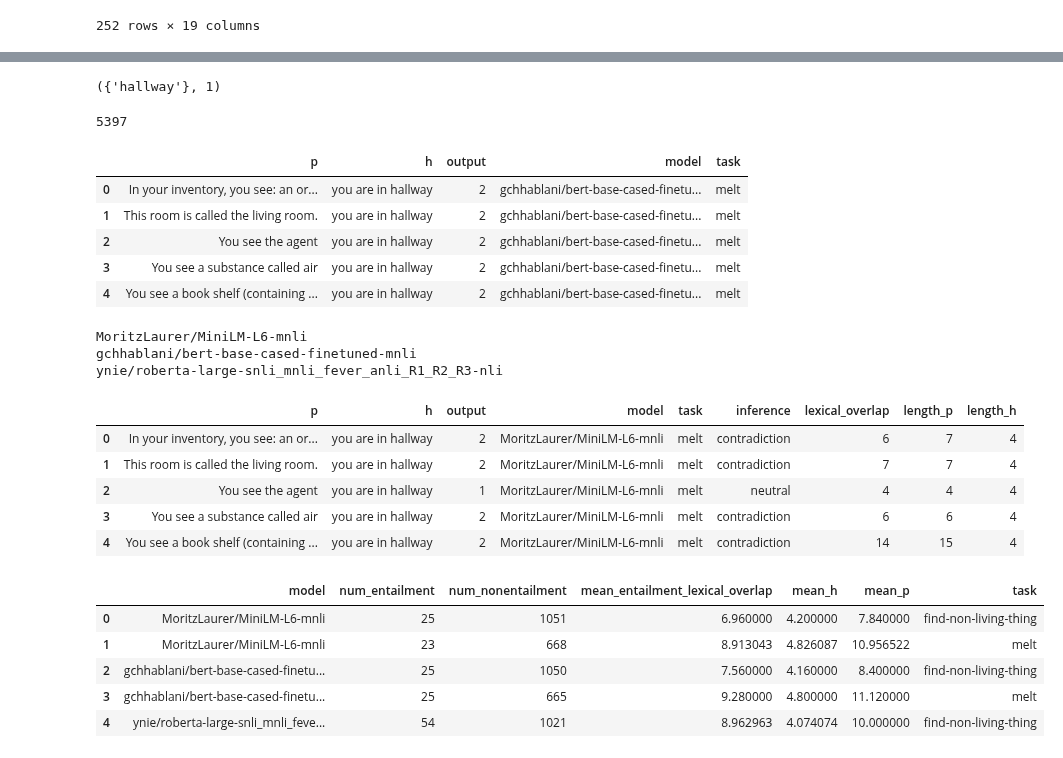
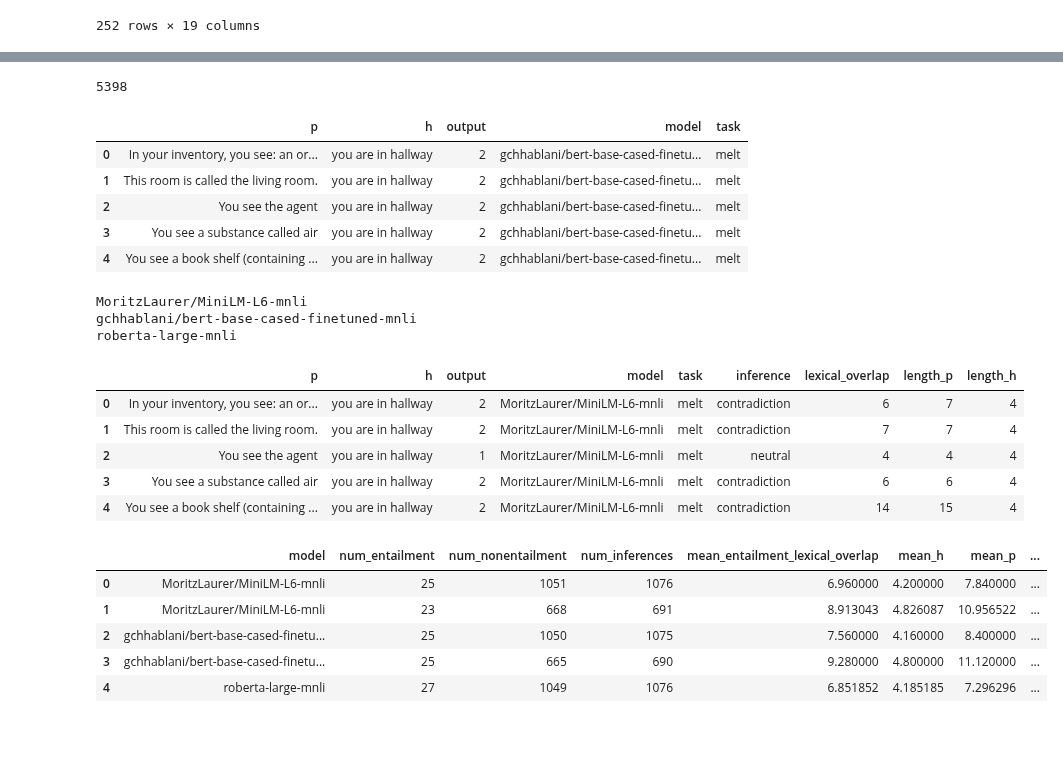
Before and after one commit to yukioichida/bdi-latent-space, a Jupyter notebook: notebooks/results_inference_analysis.ipynb, the cells around one changed output, grey strips where cells are left out. Cells and saved outputs as stored; diff of their text form; code cells hidden in the pictures.

Commit message:
results

```diff
--- a/notebooks/results_inference_analysis.ipynb
+++ b/notebooks/results_inference_analysis.ipynb
@@ -35,7 +35,7 @@ import pandas as pd
 
 plan_statistics = pd.read_csv("plan_statistics.csv")
 
-dirs = ["../results/v2-gchhablani-bert-base-cased-finetuned-mnli/", "../results/v2-MoritzLaurer-MiniLM-L6-mnli/", "../results/v2-ynie-roberta-large-snli_mnli_fever_anli_R1_R2_R3-nli/"]
+dirs = ["../results/v2-gchhablani-bert-base-cased-finetuned-mnli/", "../results/v2-MoritzLaurer-MiniLM-L6-mnli/", "../results/v2-roberta-large-mnli/"]#, "../results/v2-ynie-roberta-large-snli_mnli_fever_anli_R1_R2_R3-nli/"]
 #dirs = ["../results/v2-minilm/"]
 tasks = ['melt', 'find-non-living-thing']
 print(tasks)
@@ -108,24 +123,10 @@ write_df
 # %%
-sentence_a = "In your inventory, you see: an orange"
-sentence_b = "you are in the hallway"
-sentence_c = "you are in the bathroom"
-
-words_doc1 = set(sentence_b.split())
-words_doc2 = set(sentence_c.split())
-
-
-
 def lexical_overlap(a, b):
     words_doc1 = set(a.split())
     words_doc2 = set(b.split())
 
     diff = words_doc1.difference(words_doc2)
     return len(diff)
-
-dff = words_doc1.difference(words_doc2)
-dff, len(dff)
-# %% [output]
-({'hallway'}, 1)
 # %%
 # https://seaborn.pydata.org/examples/grouped_barplot.html
 
@@ -140,7 +141,7 @@ nli_results_df = pd.concat(all_nli_dfs)
 print(len(nli_results_df))
 nli_results_df.head()
 # %% [output]
-5397
+5398
 |  | p | h | output | model | task |
 | 0 | In your inventory, you see: an or... | you are in hallway | 2 | gchhablani/bert-base-cased-finetu... | melt |
 | 1 | This room is called the living room. | you are in hallway | 2 | gchhablani/bert-base-cased-finetu... | melt |
@@ -169,7 +170,7 @@ filtered_nli_df.head()
 # %% [output]
 MoritzLaurer/MiniLM-L6-mnli
 gchhablani/bert-base-cased-finetuned-mnli
-ynie/roberta-large-snli_mnli_fever_anli_R1_R2_R3-nli
+roberta-large-mnli
 |  | p | h | output | model | task | inference | lexical_overlap | length_p | length_h |
 | 0 | In your inventory, you see: an or... | you are in hallway | 2 | MoritzLaurer/MiniLM-L6-mnli | melt | contradiction | 6 | 7 | 4 |
 | 1 | This room is called the living room. | you are in hallway | 2 | MoritzLaurer/MiniLM-L6-mnli | melt | contradiction | 7 | 7 | 4 |
@@ -179,27 +180,27 @@ ynie/roberta-large-snli_mnli_fever_anli_R1_R2_R3-nli
 # %%
 all_statistics = []
 for (model, task), group_df in filtered_nli_df.groupby(["model", "task"]):
     all_statistics.append({
         'model': model,
         'num_entailment': len(group_df[group_df['inference'] == 'entailment']),
         #'num_neutral': len(group_df[group_df['inference'] == 'neutral']),
         #'num_contradiction': len(group_df[group_df['inference'] == 'contradiction']),
         'num_nonentailment': len(group_df[group_df['inference'] == 'neutral']) + len(group_df[group_df['inference'] == 'contradiction']),
-        #'num_inferences': len(group_df),
+        'num_inferences': len(group_df),
         'mean_entailment_lexical_overlap': group_df[group_df['inference'] == 'entailment']['lexical_overlap'].mean(),
         'mean_h': group_df[group_df['inference'] == 'entailment']['length_h'].mean(),
         'mean_p': group_df[group_df['inference'] == 'entailment']['length_p'].mean(),
         "task": task
     })
 
 statistics_df = pd.DataFrame(all_statistics)
 #full_models_df = pd.merge(statistics_df, on='model', how='inner')
-full_models_df = statistics_df
-full_models_df.head()
+statistics_df = statistics_df#.drop(columns=['num_entailment', 'num_nonentailment'])
+statistics_df.head()
 # %% [output]
-|  | model | num_entailment | num_nonentailment | mean_entailment_lexical_overlap | mean_h | mean_p | task |
-| 0 | MoritzLaurer/MiniLM-L6-mnli | 25 | 1051 | 6.960000 | 4.200000 | 7.840000 | find-non-living-thing |
-| 1 | MoritzLaurer/MiniLM-L6-mnli | 23 | 668 | 8.913043 | 4.826087 | 10.956522 | melt |
-| 2 | gchhablani/bert-base-cased-finetu... | 25 | 1050 | 7.560000 | 4.160000 | 8.400000 | find-non-living-thing |
-| 3 | gchhablani/bert-base-cased-finetu... | 25 | 665 | 9.280000 | 4.800000 | 11.120000 | melt |
-| 4 | ynie/roberta-large-snli_mnli_feve... | 54 | 1021 | 8.962963 | 4.074074 | 10.000000 | find-non-living-thing |
+|  | model | num_entailment | num_nonentailment | num_inferences | mean_entailment_lexical_overlap | mean_h | mean_p | ... |
+| 0 | MoritzLaurer/MiniLM-L6-mnli | 25 | 1051 | 1076 | 6.960000 | 4.200000 | 7.840000 | ... |
+| 1 | MoritzLaurer/MiniLM-L6-mnli | 23 | 668 | 691 | 8.913043 | 4.826087 | 10.956522 | ... |
+| 2 | gchhablani/bert-base-cased-finetu... | 25 | 1050 | 1075 | 7.560000 | 4.160000 | 8.400000 | ... |
+| 3 | gchhablani/bert-base-cased-finetu... | 25 | 665 | 690 | 9.280000 | 4.800000 | 11.120000 | ... |
+| 4 | roberta-large-mnli | 27 | 1049 | 1076 | 6.851852 | 4.185185 | 7.296296 | ... |
```
Also changed, not shown: parts of 8 cells of this notebook, 12 other files.
